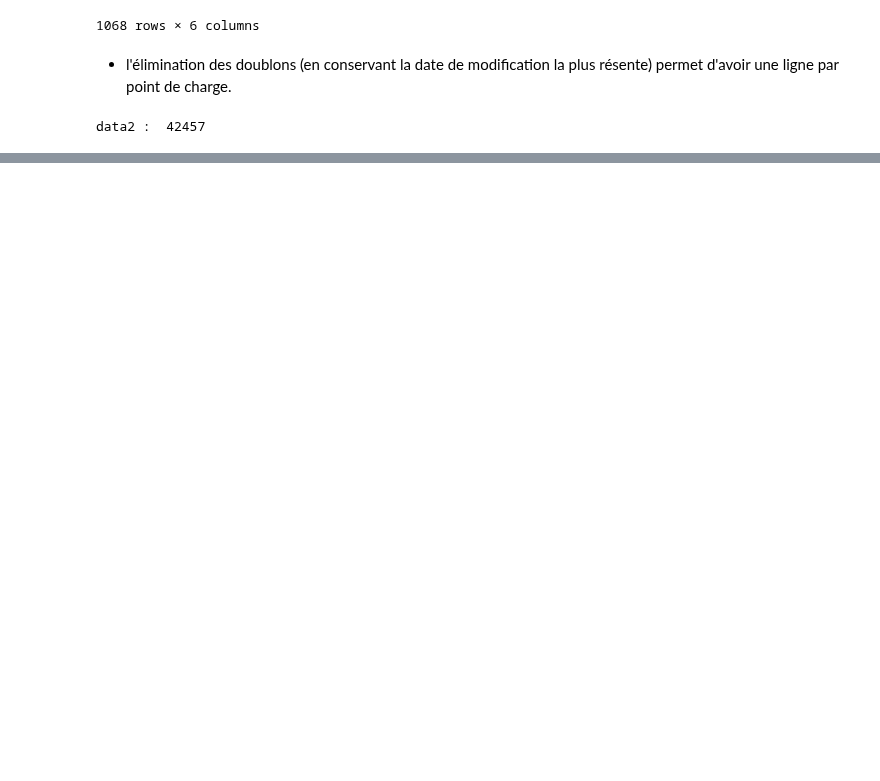
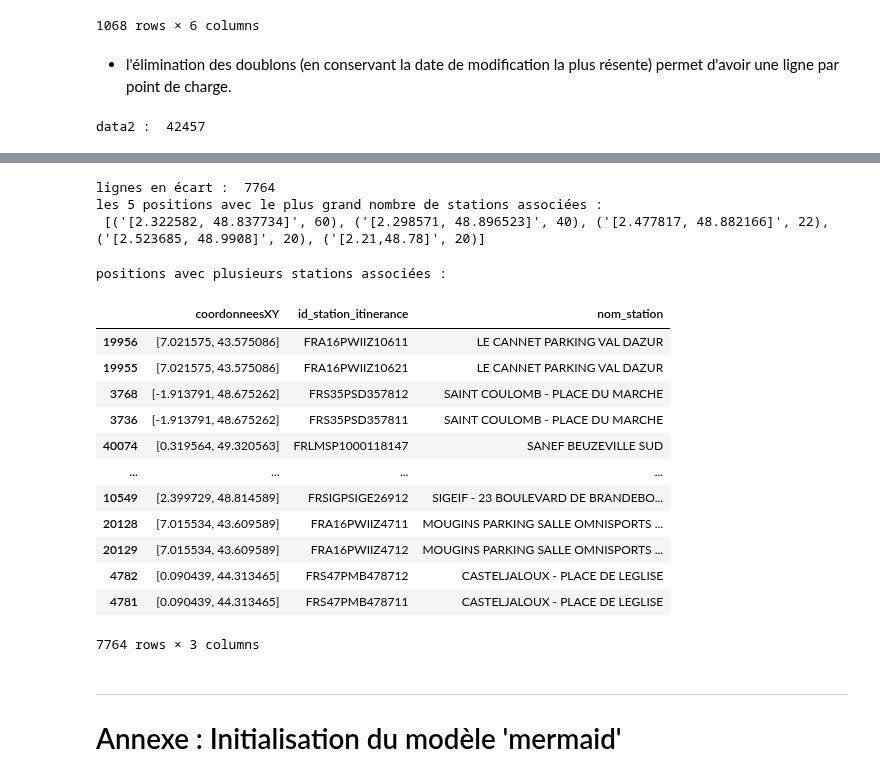
Before and after one commit to loco-philippe/Environmental-Sensing, a Jupyter notebook: python/Validation/irve/test_IRVE-v2.ipynb, the cells around one changed output, grey strips where cells are left out. Cells and saved outputs as stored; diff of their text form; code cells hidden in the pictures; blank space fills up the shorter version.

```diff
--- a/python/Validation/irve/test_IRVE-v2.ipynb
+++ b/python/Validation/irve/test_IRVE-v2.ipynb
@@ -510,0 +248,33 @@ données respectant la structure (True) et ne la respectant pas (False) :  Count
+# %%
+ecart_stat = coordonneesXY.coupling(id_station_itinerance)
+c_stat = Counter(coordonneesXY.codec).most_common(5)
+coordonneesXY.reindex()
+
+print('lignes en écart : ',len(ecart_stat))
+
+print('les 5 positions avec le plus grand nombre de stations associées : \n', c_stat, '\n')
+# %% [output]
+lignes en écart :  7764
+les 5 positions avec le plus grand nombre de stations associées :
+ [('[2.322582, 48.837734]', 60), ('[2.298571, 48.896523]', 40), ('[2.477817, 48.882166]', 22), ('[2.523685, 48.9908]', 20), ('[2.21,48.78]', 20)]
+# %%
+print('positions avec plusieurs stations associées : \n')
+data2.loc[ecart_stat,['coordonneesXY', 'id_station_itinerance', 'nom_station']]
+# %% [output]
+positions avec plusieurs stations associées :
+|  | coordonneesXY | id_station_itinerance | nom_station |
+| 19956 | [7.021575, 43.575086] | FRA16PWIIZ10611 | LE CANNET PARKING VAL DAZUR |
+| 19955 | [7.021575, 43.575086] | FRA16PWIIZ10621 | LE CANNET PARKING VAL DAZUR |
+| 3768 | [-1.913791, 48.675262] | FRS35PSD357812 | SAINT COULOMB - PLACE DU MARCHE |
+| 3736 | [-1.913791, 48.675262] | FRS35PSD357811 | SAINT COULOMB - PLACE DU MARCHE |
+| 40074 | [0.319564, 49.320563] | FRLMSP1000118147 | SANEF BEUZEVILLE SUD |
+| ... | ... | ... | ... |
+| 10549 | [2.399729, 48.814589] | FRSIGPSIGE26912 | SIGEIF - 23 BOULEVARD DE BRANDEBO... |
+| 20128 | [7.015534, 43.609589] | FRA16PWIIZ4711 | MOUGINS PARKING SALLE OMNISPORTS ... |
+| 20129 | [7.015534, 43.609589] | FRA16PWIIZ4712 | MOUGINS PARKING SALLE OMNISPORTS ... |
+| 4782 | [0.090439, 44.313465] | FRS47PMB478712 | CASTELJALOUX - PLACE DE LEGLISE |
+| 4781 | [0.090439, 44.313465] | FRS47PMB478711 | CASTELJALOUX - PLACE DE LEGLISE |
+7764 rows × 3 columns
+# %% [markdown]
+-----------------------
+# Annexe : Initialisation du modèle 'mermaid'
```
Also changed, not shown: parts of 55 cells of this notebook, 4 other files.
